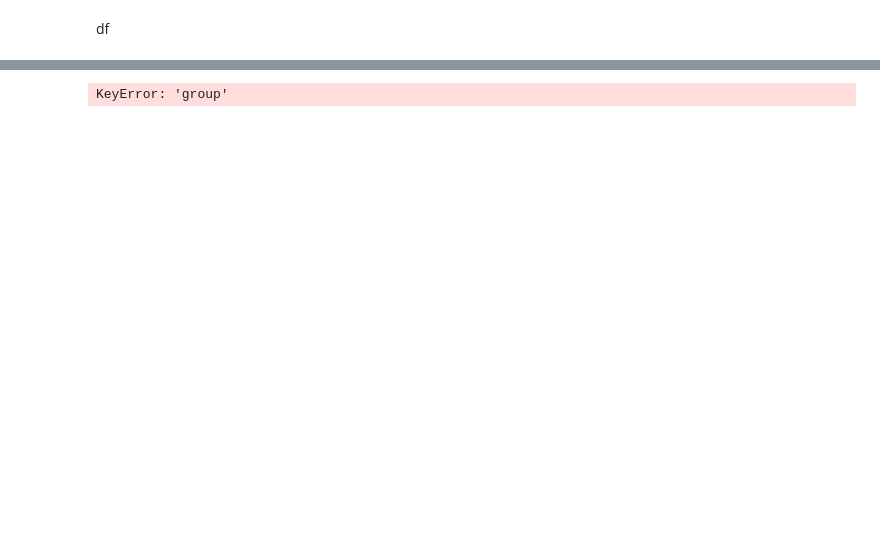
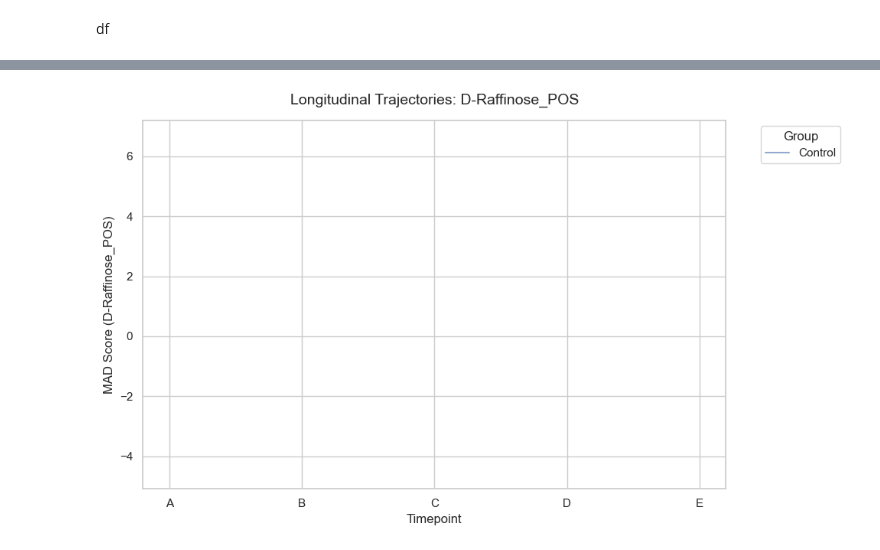
Before and after one commit to spiekos/PiekosLab, a Jupyter notebook: kaylaxu/MTBL_MAD.ipynb, the cells around one changed output, grey strips where cells are left out. Saved outputs shown, nothing was run; the diff lists cells and outputs as text; code cells hidden in the pictures; blank space fills up the shorter version.

```diff
--- a/kaylaxu/MTBL_MAD.ipynb
+++ b/kaylaxu/MTBL_MAD.ipynb
@@ -512,0 +429,7 @@ def plot_patient_trajectories(data_dict, metabolite_name, control_IDs):
+# %%
+file_path = "/Users/kaylaxu/Desktop/data/MAD_analysescontrol_IDs.txt"
+
+with open(file_path, 'r') as f:
+    lines_list = f.readlines()
+    # You can then iterate over the list or access specific lines (e.g., lines_list[0])
+    lines_list = [x.strip() for x in lines_list]
@@ -513,4 +489,4 @@ def plot_patient_trajectories(data_dict, metabolite_name, control_IDs):
 # %%
-plot_patient_trajectories(mads, 'D-Raffinose_POS')
+plot_patient_trajectories(mads, 'D-Raffinose_POS', lines_list)
 # %% [output]
-KeyError: 'group'
+[figure, added]
```
Also changed, not shown: parts of 14 cells of this notebook, 9 other files.
